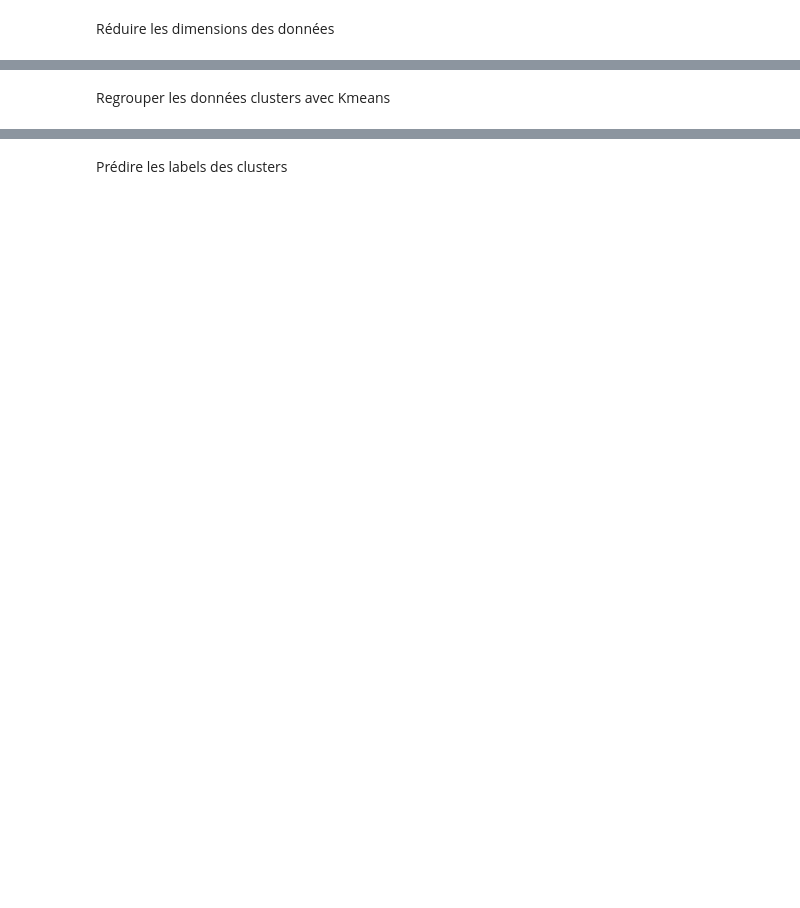
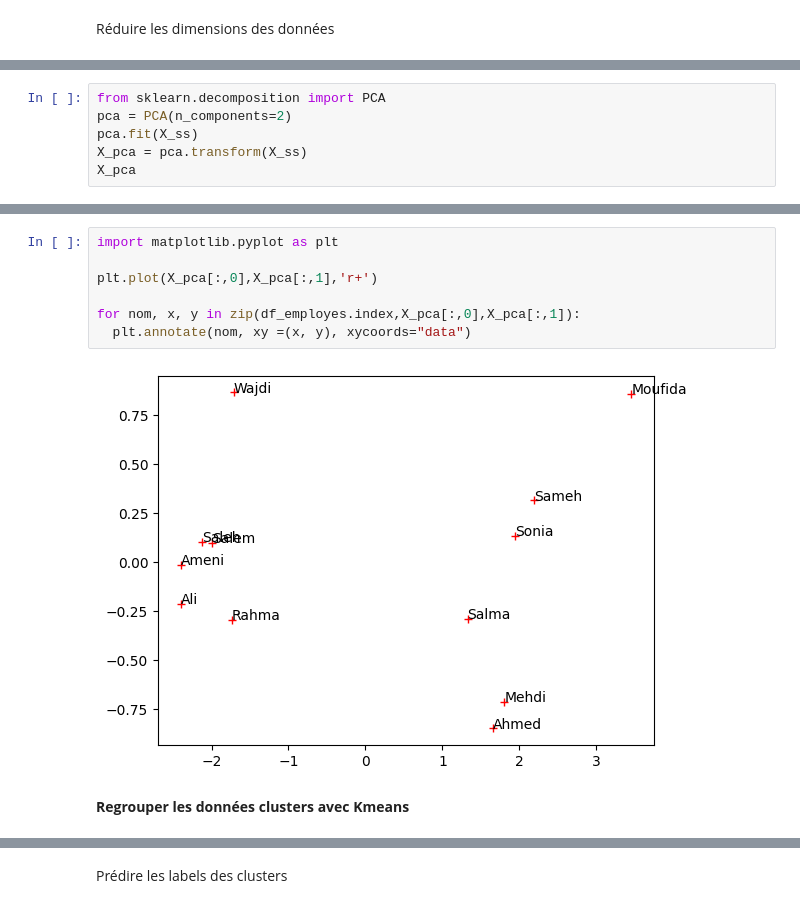
Before and after one commit to melekabbassi/Python, a Jupyter notebook: lab_clustering_kmeans.ipynb, the cells around one changed output, grey strips where cells are left out. Cells and saved outputs as stored; diff of their text form; blank space fills up the shorter version.

```diff
--- a/lab_clustering_kmeans.ipynb
+++ b/lab_clustering_kmeans.ipynb
@@ -300,0 +283,6 @@ array([[-2.08283845, -0.070833  ],
+# %%
+from sklearn.decomposition import PCA
+pca = PCA(n_components=2)
+pca.fit(X_ss)
+X_pca = pca.transform(X_ss)
+X_pca
@@ -301,2 +302,11 @@ array([[-2.08283845, -0.070833  ],
+# %%
+import matplotlib.pyplot as plt
+
+plt.plot(X_pca[:,0],X_pca[:,1],'r+')
+
+for nom, x, y in zip(df_employes.index,X_pca[:,0],X_pca[:,1]):
+  plt.annotate(nom, xy =(x, y), xycoords="data")
+# %% [output]
+[figure, added]
 # %% [markdown]
-Regrouper les données clusters avec Kmeans
+**Regrouper les données clusters avec Kmeans**
```
Also changed, not shown: parts of 15 cells of this notebook, 2 other files.
